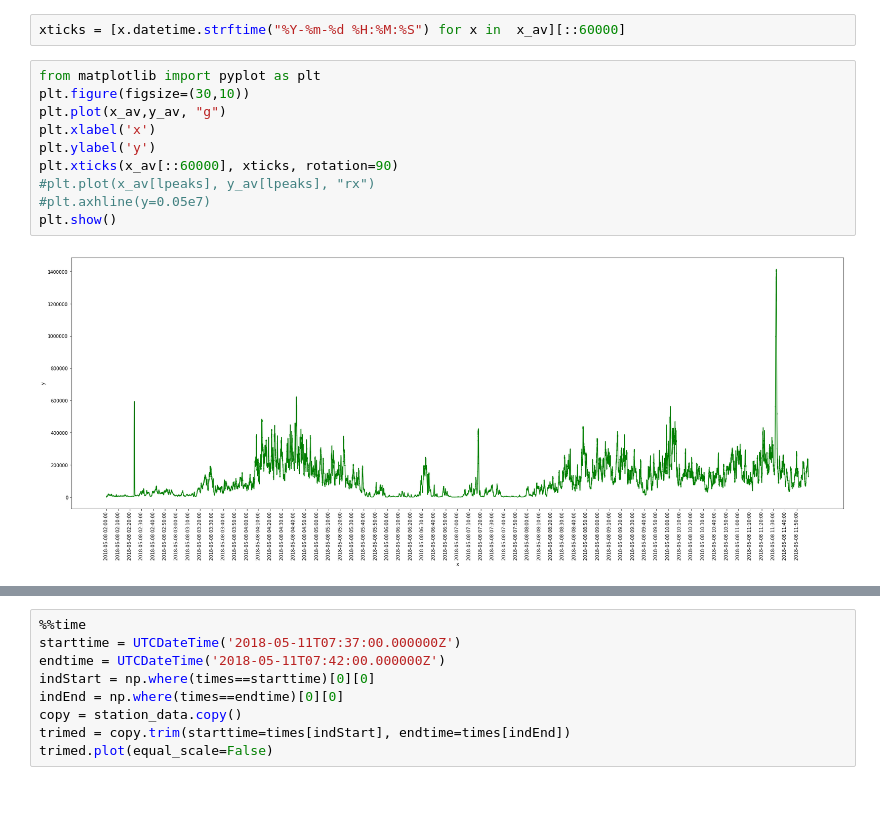
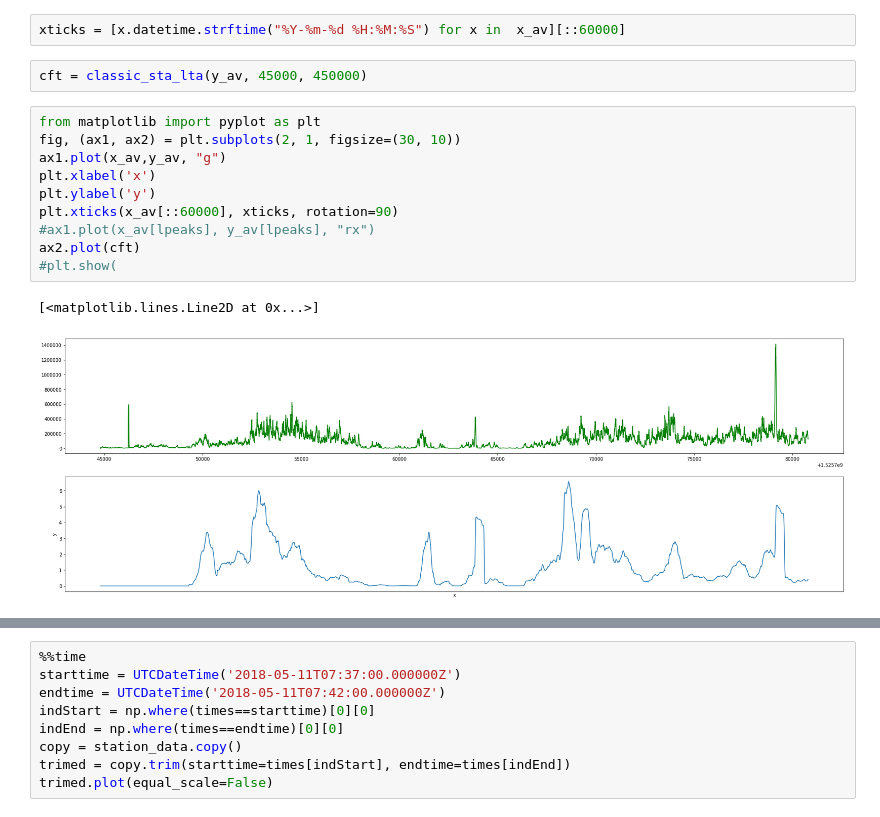
Before and after one commit to asergeev95/obspy_data_processing, a Jupyter notebook: OBSPY/CompressedTriggersCutting — перед затаскиванием всего под цикл.ipynb, the cells around one changed output, grey strips where cells are left out. Drawn from its saved outputs; the diff is of its cells as text.

```diff
--- a/OBSPY/CompressedTriggersCutting — перед затаскиванием всего под цикл.ipynb
+++ b/OBSPY/CompressedTriggersCutting — перед затаскиванием всего под цикл.ipynb
@@ -144,15 +145,18 @@ print(filtered_times)
 [UTCDateTime(2018, 5, 8, 2, 1, 33, 530000), UTCDateTime(2018, 5, 8, 2, 3, 17, 610000), UTCDateTime(2018, 5, 8, 2, 4, 17, 840000), UTCDateTime(2018, 5, 8, 2, 6, 7, 360000), UTCDateTime(2018, 5, 8, 2, 7 ...
 # %%
 xticks = [x.datetime.strftime("%Y-%m-%d %H:%M:%S") for x in  x_av][::60000]
+# %%
+cft = classic_sta_lta(y_av, 45000, 450000)
 # %%
 from matplotlib import pyplot as plt
-plt.figure(figsize=(30,10))
-plt.plot(x_av,y_av, "g")
+fig, (ax1, ax2) = plt.subplots(2, 1, figsize=(30, 10))
+ax1.plot(x_av,y_av, "g")
 plt.xlabel('x')
 plt.ylabel('y')
 plt.xticks(x_av[::60000], xticks, rotation=90)
-#plt.plot(x_av[lpeaks], y_av[lpeaks], "rx")
-#plt.axhline(y=0.05e7)
-plt.show()
+#ax1.plot(x_av[lpeaks], y_av[lpeaks], "rx")
+ax2.plot(cft)
+#plt.show(
 # %% [output]
+[<matplotlib.lines.Line2D at 0x...>]
-[figure, old version]
+[figure, new version]
```
Also changed, not shown: parts of 4 cells of this notebook.
